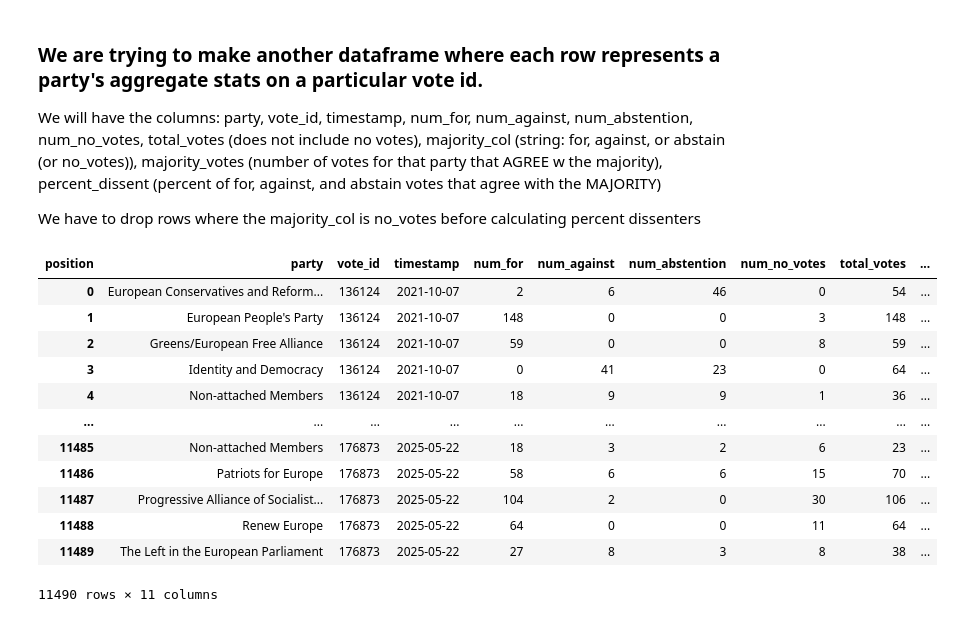
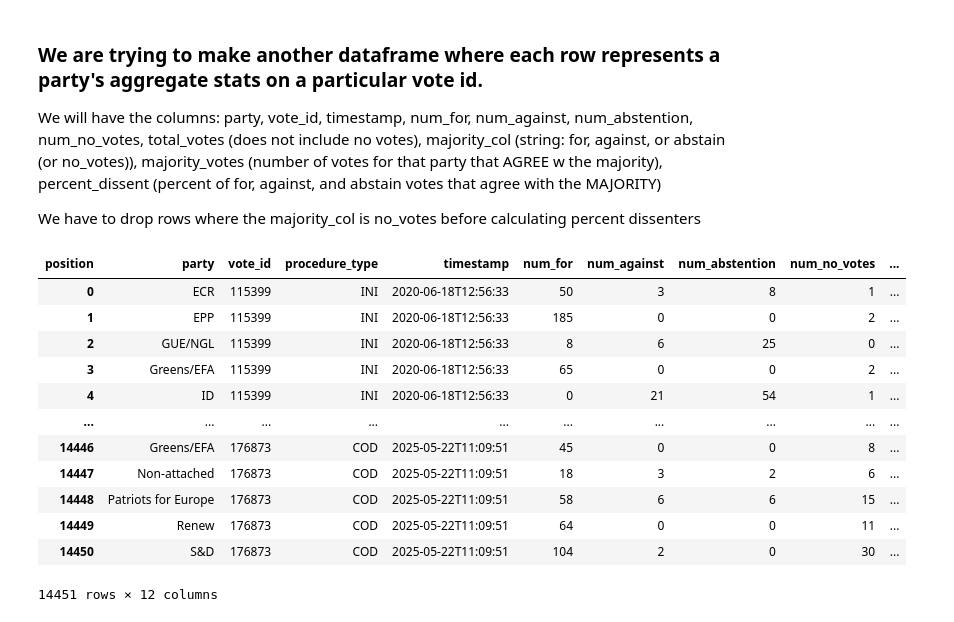
Before and after one commit to siennaboos/PartyLoyaltyProject, a Jupyter notebook: ml-src/time_series.ipynb, the cells around one changed output. Saved outputs shown, nothing was run; the diff lists cells and outputs as text; code cells hidden in the pictures.

```diff
--- a/ml-src/time_series.ipynb
+++ b/ml-src/time_series.ipynb
@@ -15,4 +12,4 @@ df.head()
 # %%
-df = pd.read_csv('master_votes.csv')
+df = pd.read_csv('mep_votes_json_final.csv')
 df.head()
 # %% [output]
@@ -62,5 +22,5 @@ merged_df.head()
 # %%
-filtered_df = merged_df[['member.id', 'member.first_name', 'member.last_name', 'position', 'member.group.label', 'vote_id', 'timestamp']]
-filtered_df.rename(columns={'member.id': 'mep_id', 'member.first_name': 'mep_first_name', 'member.last_name' : 'mep_last_name', 'member.group.label' : 'party'}, inplace=True)
+filtered_df = df[['mep_id', 'Position', 'Party', 'Time_stamp', 'vote_id', 'Procedure_type']]
+filtered_df.rename(columns={'Position': 'position', 'Party' : 'party', 'Time_stamp' : 'timestamp', 'Procedure_type' : 'procedure_type'}, inplace=True)
 filtered_df.head()
 # %% [output]
@@ -86,7 +42,7 @@ valid_positions = ['FOR', 'AGAINST', 'ABSTENTION', 'DID_NOT_VOTE']
 filtered_df = filtered_df[filtered_df['position'].isin(valid_positions)]
 
 # group and count positions by party and vote
-vote_counts = (filtered_df.groupby(['vote_id', 'timestamp', 'party', 'position']).size().unstack(fill_value=0).reset_index())
+vote_counts = (filtered_df.groupby(['vote_id', 'timestamp', 'party', 'procedure_type', 'position']).size().unstack(fill_value=0).reset_index())
 
 # rename vote columns for clarity
 vote_counts = vote_counts.rename(columns={'FOR': 'num_for', 'AGAINST': 'num_against',
@@ -104,47 +60,47 @@ vote_counts['total_votes'] = (vote_counts['num_for'] + vote_counts['num_against'
 vote_subset = vote_counts[['num_for', 'num_against', 'num_abstention']]
 
 # get the column with the highest value per row
 vote_counts['majority_col'] = vote_subset.idxmax(axis=1).str.replace('num_', '').str.upper()
 
 # get the max value of votes
 vote_counts['majority_votes'] = vote_subset.max(axis=1)
 
 # merge majority info back
 #df_final = vote_counts.merge(majority_col, on=['vote_id', 'timestamp'])
 df_final = vote_counts
 
 # drop rows where majority_col == 'DID_NOT_VOTE'
 df_final = df_final[df_final['majority_col'] != 'DID_NOT_VOTE']
 
 # compute majority_votes for this party
 def get_majority_votes(row):
     return row[f'num_{row["majority_col"].lower()}']
 
 df_final['majority_votes'] = df_final.apply(get_majority_votes, axis=1)
 
 # compute percent dissenters
 df_final['percent_dissent'] = 1 - (df_final['majority_votes'] / df_final['total_votes'])
 
 # optional final ordering
 df_final = df_final[[
-    'party', 'vote_id', 'timestamp', 'num_for', 'num_against', 'num_abstention', 'num_no_votes',
+    'party', 'vote_id', 'procedure_type', 'timestamp', 'num_for', 'num_against', 'num_abstention', 'num_no_votes',
     'total_votes', 'majority_col', 'majority_votes', 'percent_dissent']]
 
 df_final
 # %% [output]
-| position | party | vote_id | timestamp | num_for | num_against | num_abstention | num_no_votes | total_votes | ... |
-| 0 | European Conservatives and Reform... | 136124 | 2021-10-07 | 2 | 6 | 46 | 0 | 54 | ... |
-| 1 | European People's Party | 136124 | 2021-10-07 | 148 | 0 | 0 | 3 | 148 | ... |
-| 2 | Greens/European Free Alliance | 136124 | 2021-10-07 | 59 | 0 | 0 | 8 | 59 | ... |
-| 3 | Identity and Democracy | 136124 | 2021-10-07 | 0 | 41 | 23 | 0 | 64 | ... |
-| 4 | Non-attached Members | 136124 | 2021-10-07 | 18 | 9 | 9 | 1 | 36 | ... |
+| position | party | vote_id | procedure_type | timestamp | num_for | num_against | num_abstention | num_no_votes | ... |
+| 0 | ECR | 115399 | INI | 2020-06-18T12:56:33 | 50 | 3 | 8 | 1 | ... |
+| 1 | EPP | 115399 | INI | 2020-06-18T12:56:33 | 185 | 0 | 0 | 2 | ... |
+| 2 | GUE/NGL | 115399 | INI | 2020-06-18T12:56:33 | 8 | 6 | 25 | 0 | ... |
+| 3 | Greens/EFA | 115399 | INI | 2020-06-18T12:56:33 | 65 | 0 | 0 | 2 | ... |
+| 4 | ID | 115399 | INI | 2020-06-18T12:56:33 | 0 | 21 | 54 | 1 | ... |
 | ... | ... | ... | ... | ... | ... | ... | ... | ... | ... |
-| 11485 | Non-attached Members | 176873 | 2025-05-22 | 18 | 3 | 2 | 6 | 23 | ... |
-| 11486 | Patriots for Europe | 176873 | 2025-05-22 | 58 | 6 | 6 | 15 | 70 | ... |
-| 11487 | Progressive Alliance of Socialist... | 176873 | 2025-05-22 | 104 | 2 | 0 | 30 | 106 | ... |
-| 11488 | Renew Europe | 176873 | 2025-05-22 | 64 | 0 | 0 | 11 | 64 | ... |
-| 11489 | The Left in the European Parliament | 176873 | 2025-05-22 | 27 | 8 | 3 | 8 | 38 | ... |
+| 14446 | Greens/EFA | 176873 | COD | 2025-05-22T11:09:51 | 45 | 0 | 0 | 8 | ... |
+| 14447 | Non-attached | 176873 | COD | 2025-05-22T11:09:51 | 18 | 3 | 2 | 6 | ... |
+| 14448 | Patriots for Europe | 176873 | COD | 2025-05-22T11:09:51 | 58 | 6 | 6 | 15 | ... |
+| 14449 | Renew | 176873 | COD | 2025-05-22T11:09:51 | 64 | 0 | 0 | 11 | ... |
+| 14450 | S&D | 176873 | COD | 2025-05-22T11:09:51 | 104 | 2 | 0 | 30 | ... |
-11490 rows × 11 columns
+14451 rows × 12 columns
 # %%
 # sort by party (primary) then timestamp within that
 # %%
```
Also changed, not shown: parts of 14 cells of this notebook, 4 other files.
